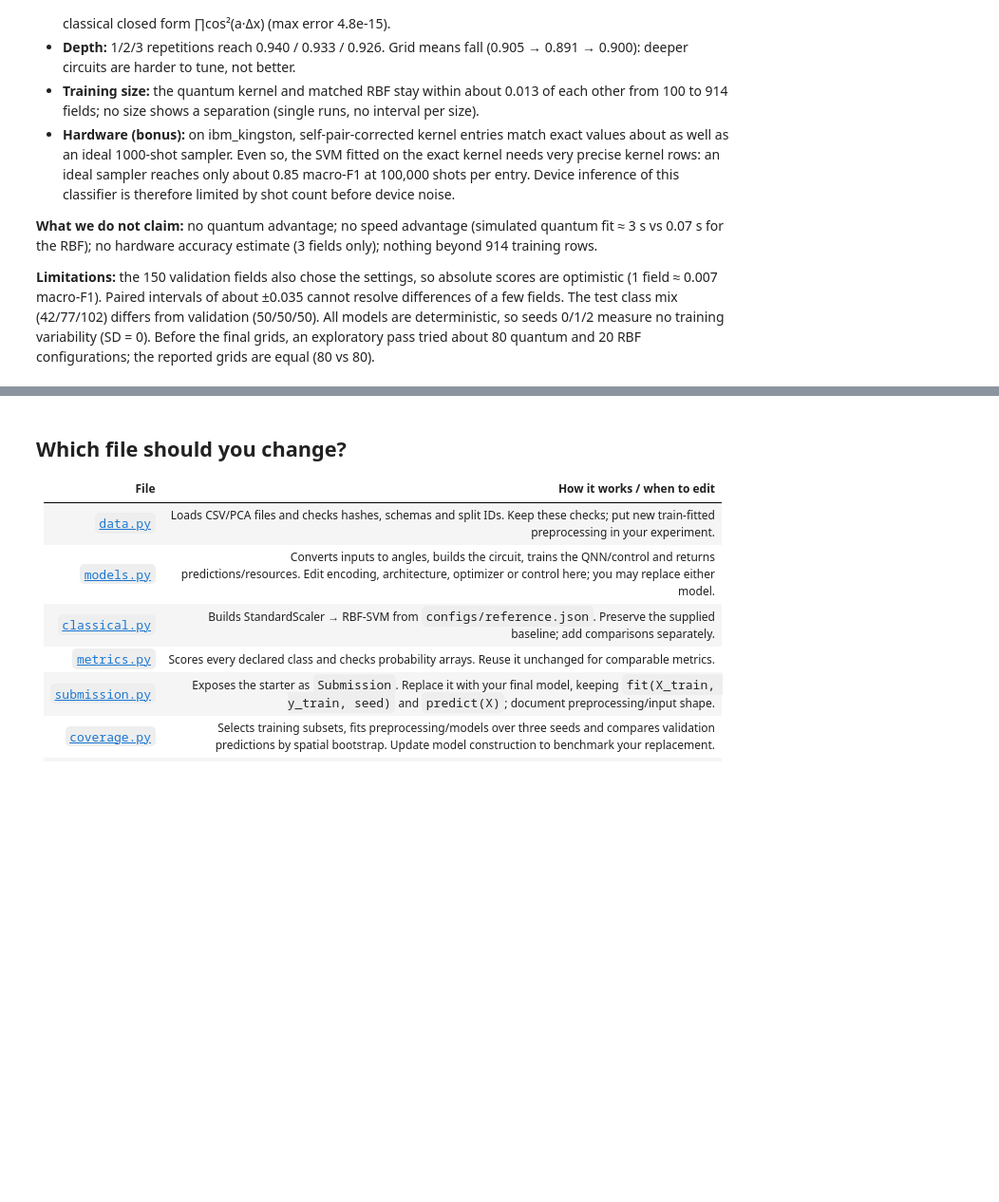
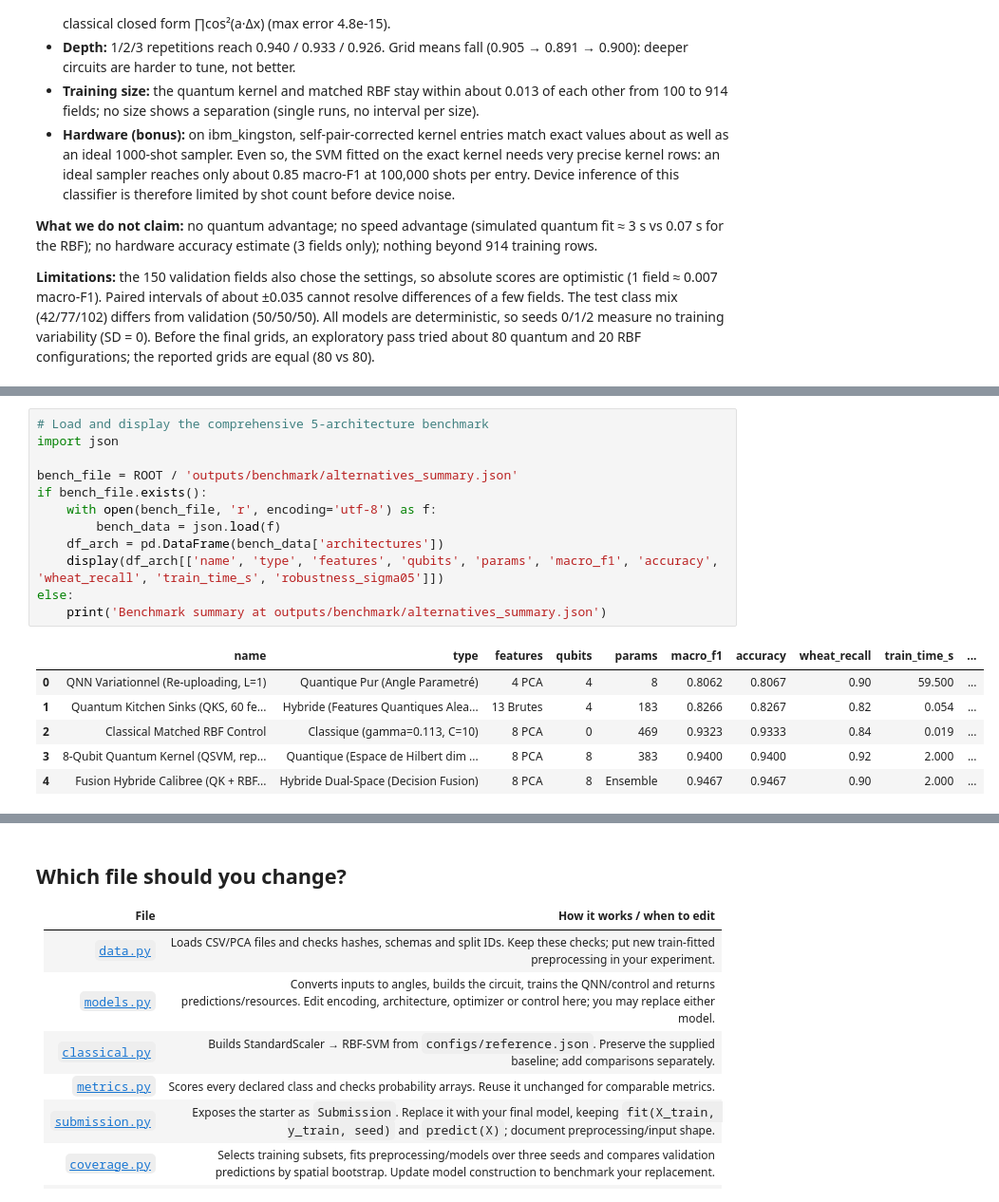
Before and after one commit to riyadh03/QiskitFallFest_EMSI_QuantumAfrica, a Jupyter notebook: notebooks/Qiskit_QuantumAfrica_Crop_Challenge.ipynb, the cells around one changed output, grey strips where cells are left out. Shown at 95% size. Saved outputs shown, nothing was run; the diff lists cells and outputs as text; blank space fills up the shorter version.

```diff
--- a/notebooks/Qiskit_QuantumAfrica_Crop_Challenge.ipynb
+++ b/notebooks/Qiskit_QuantumAfrica_Crop_Challenge.ipynb
@@ -466,0 +543,19 @@ display(Image(filename=str(ROOT / 'outputs/qk/fig4_hardware.png')))
+# %%
+# Load and display the comprehensive 5-architecture benchmark
+import json
+
+bench_file = ROOT / 'outputs/benchmark/alternatives_summary.json'
+if bench_file.exists():
+    with open(bench_file, 'r', encoding='utf-8') as f:
+        bench_data = json.load(f)
+    df_arch = pd.DataFrame(bench_data['architectures'])
+    display(df_arch[['name', 'type', 'features', 'qubits', 'params', 'macro_f1', 'accuracy', 'wheat_recall', 'train_time_s', 'robustness_sigma05']])
+else:
+    print('Benchmark summary at outputs/benchmark/alternatives_summary.json')
+# %% [output]
+|  | name | type | features | qubits | params | macro_f1 | accuracy | wheat_recall | train_time_s | ... |
+| 0 | QNN Variationnel (Re-uploading, L=1) | Quantique Pur (Angle Parametré) | 4 PCA | 4 | 8 | 0.8062 | 0.8067 | 0.90 | 59.500 | ... |
+| 1 | Quantum Kitchen Sinks (QKS, 60 fe... | Hybride (Features Quantiques Alea... | 13 Brutes | 4 | 183 | 0.8266 | 0.8267 | 0.82 | 0.054 | ... |
+| 2 | Classical Matched RBF Control | Classique (gamma=0.113, C=10) | 8 PCA | 0 | 469 | 0.9323 | 0.9333 | 0.84 | 0.019 | ... |
+| 3 | 8-Qubit Quantum Kernel (QSVM, rep... | Quantique (Espace de Hilbert dim ... | 8 PCA | 8 | 383 | 0.9400 | 0.9400 | 0.92 | 2.000 | ... |
+| 4 | Fusion Hybride Calibree (QK + RBF... | Hybride Dual-Space (Decision Fusion) | 8 PCA | 8 | Ensemble | 0.9467 | 0.9467 | 0.90 | 2.000 | ... |
```
Also changed, not shown: parts of 8 cells of this notebook, 1 other file.
